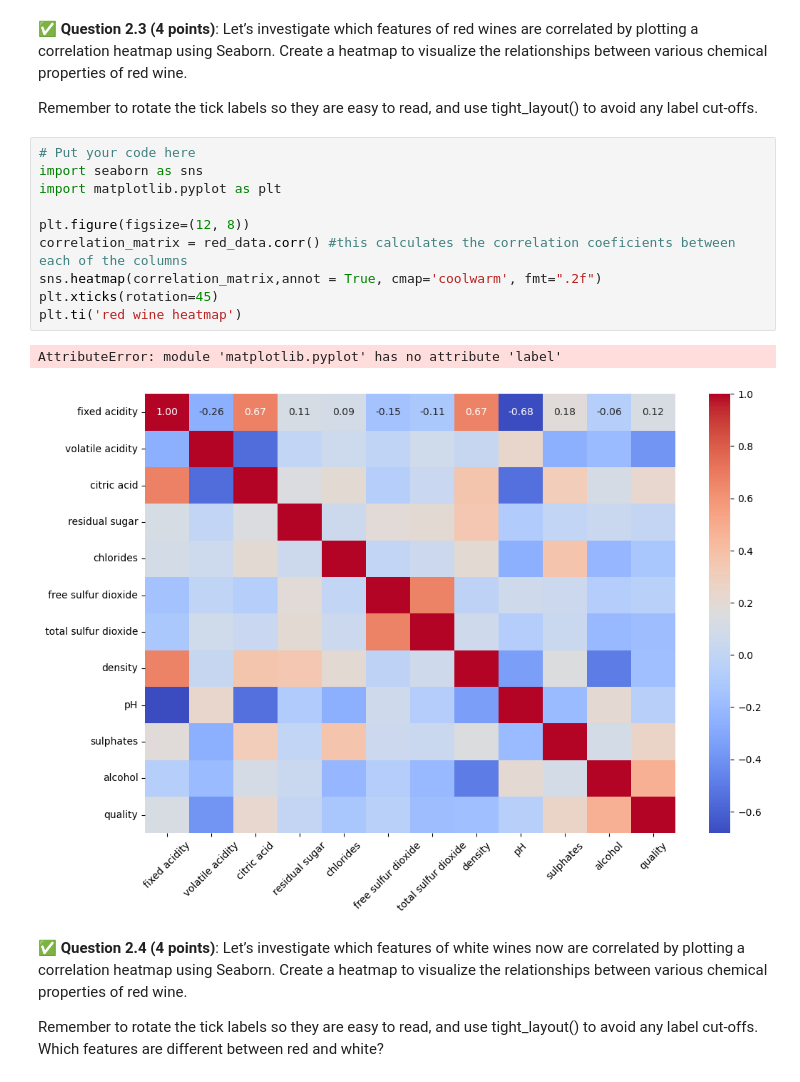
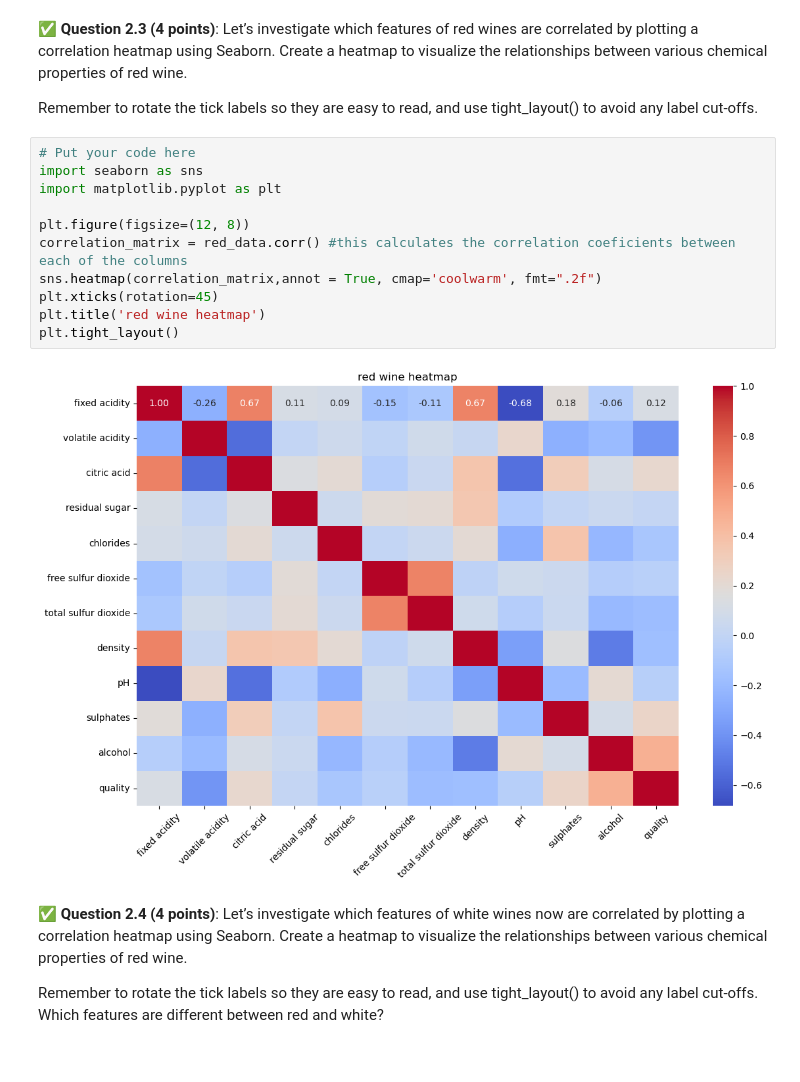
Before and after one commit to JamboLe/CMSE202-f24-turnin, a Jupyter notebook: hw-03/HW-03_Regression-STUDENT.ipynb, the cells around one changed output. Drawn from its saved outputs; the diff is of its cells as text.

```diff
--- a/hw-03/HW-03_Regression-STUDENT.ipynb
+++ b/hw-03/HW-03_Regression-STUDENT.ipynb
@@ -104,16 +104,16 @@ Remember to rotate the tick labels so they are easy to read, and use tight_layou
 # %%
 # Put your code here
 import seaborn as sns
 import matplotlib.pyplot as plt
 
 plt.figure(figsize=(12, 8))
 correlation_matrix = red_data.corr() #this calculates the correlation coeficients between each of the columns
 sns.heatmap(correlation_matrix,annot = True, cmap='coolwarm', fmt=".2f")
 plt.xticks(rotation=45)
-plt.ti('red wine heatmap')
+plt.title('red wine heatmap')
+plt.tight_layout()
 # %% [output]
-AttributeError: module 'matplotlib.pyplot' has no attribute 'label'
-[figure, old version]
+[figure, new version]
 # %% [markdown]
 &#9989;  **Question 2.4 (4 points)**: Let’s investigate which features of white wines now are correlated by plotting a correlation heatmap using Seaborn. Create a heatmap to visualize the relationships between various chemical properties of red wine.
 
```
Also changed, not shown: parts of 15 cells of this notebook.
